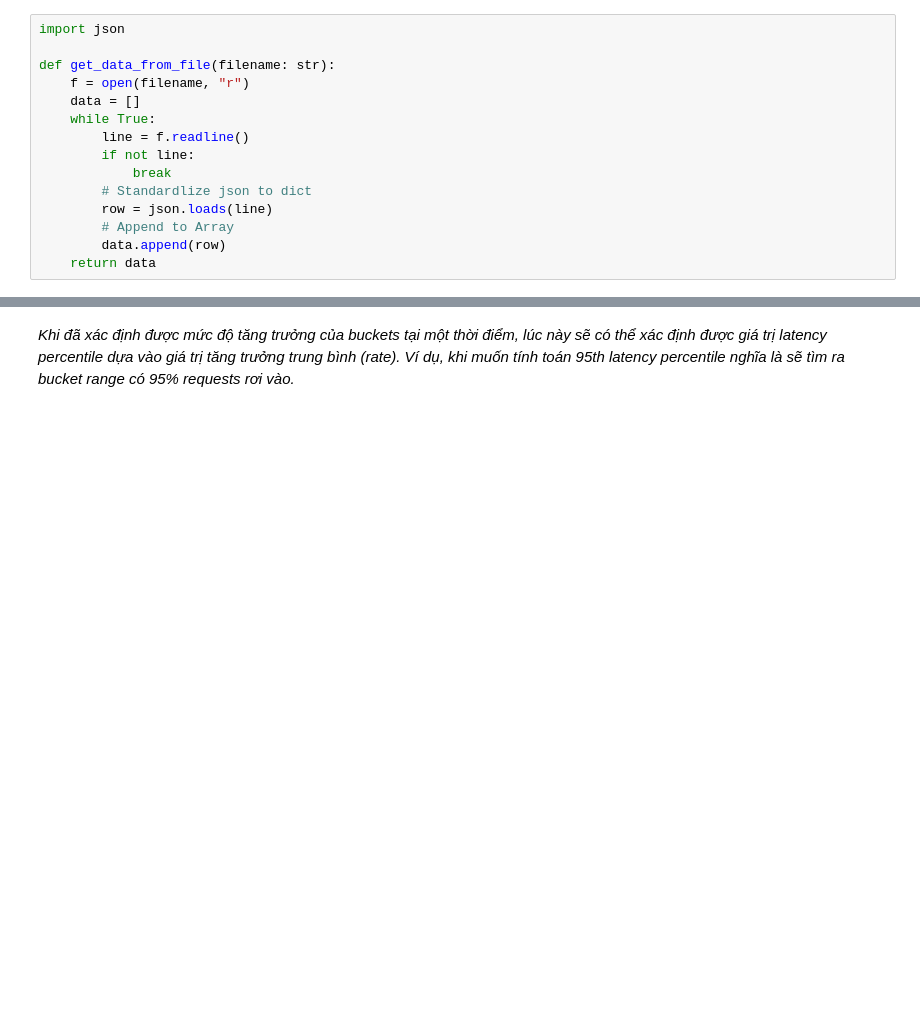
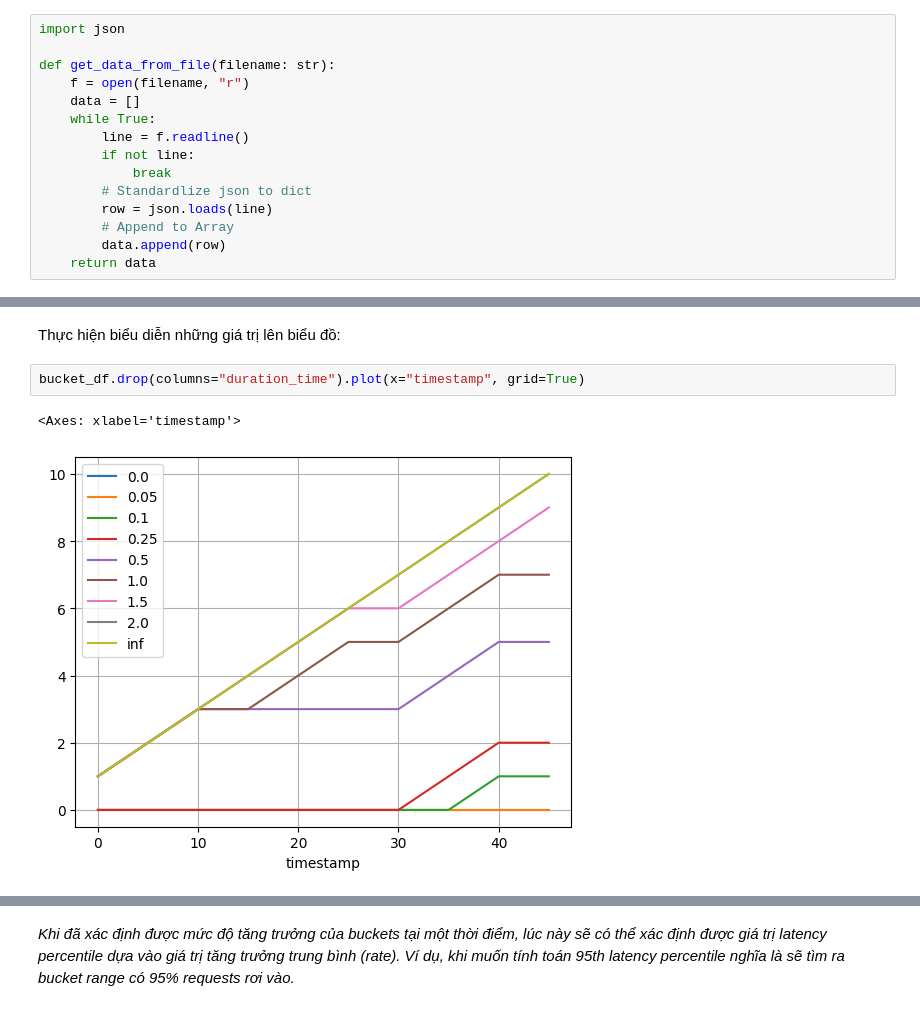
Before and after one commit to vuvietnguyenit/latency_reques_cal, a Jupyter notebook: notebooks/explain.ipynb, the cells around one changed output, grey strips where cells are left out. Saved outputs shown, nothing was run; the diff lists cells and outputs as text; blank space fills up the shorter version.

```diff
--- a/notebooks/explain.ipynb
+++ b/notebooks/explain.ipynb
@@ -74 +86,8 @@ df
+# %% [markdown]
+Thực hiện biểu diễn những giá trị lên biểu đồ:
+# %%
+bucket_df.drop(columns="duration_time").plot(x="timestamp", grid=True)
+# %% [output]
+<Axes: xlabel='timestamp'>
+[figure, added]
 # %% [markdown]
```
Also changed, not shown: parts of 16 cells of this notebook, 1 other file.
